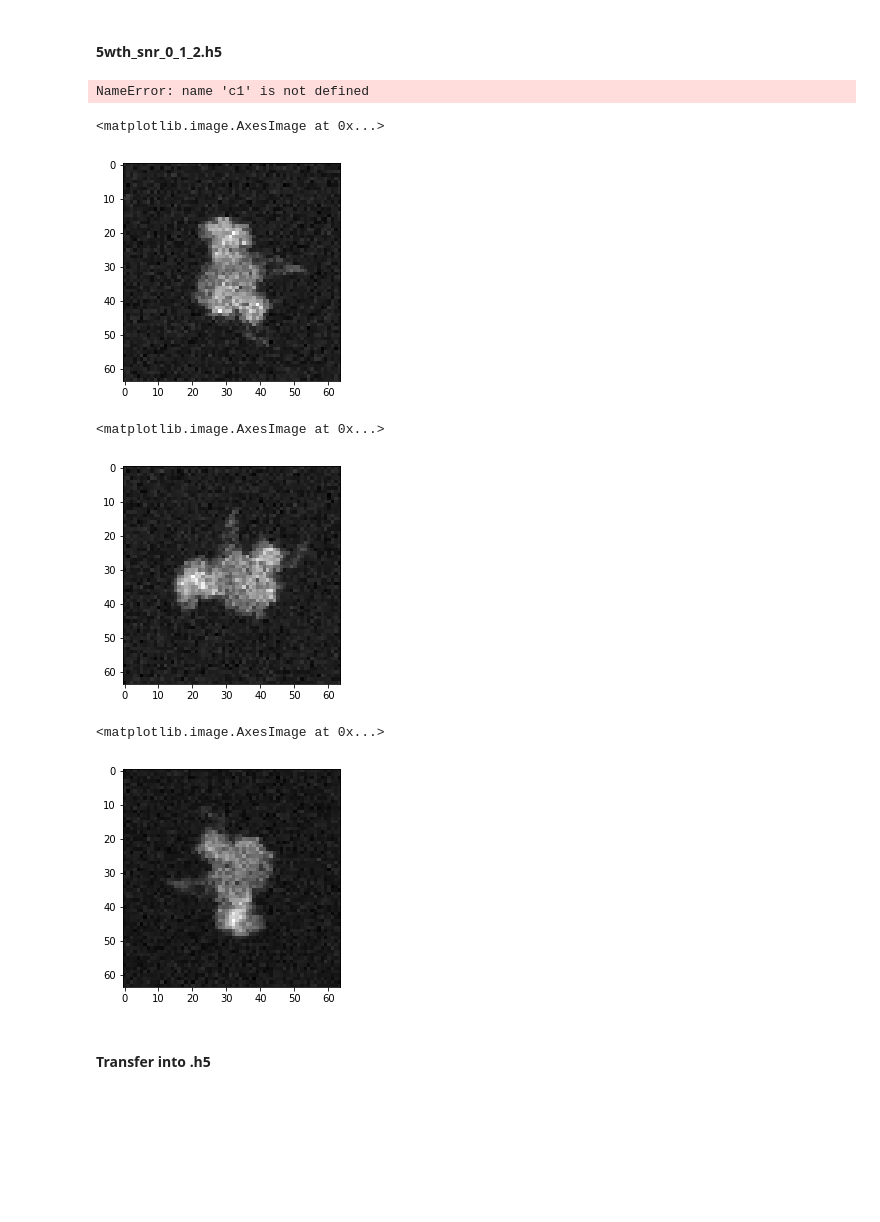
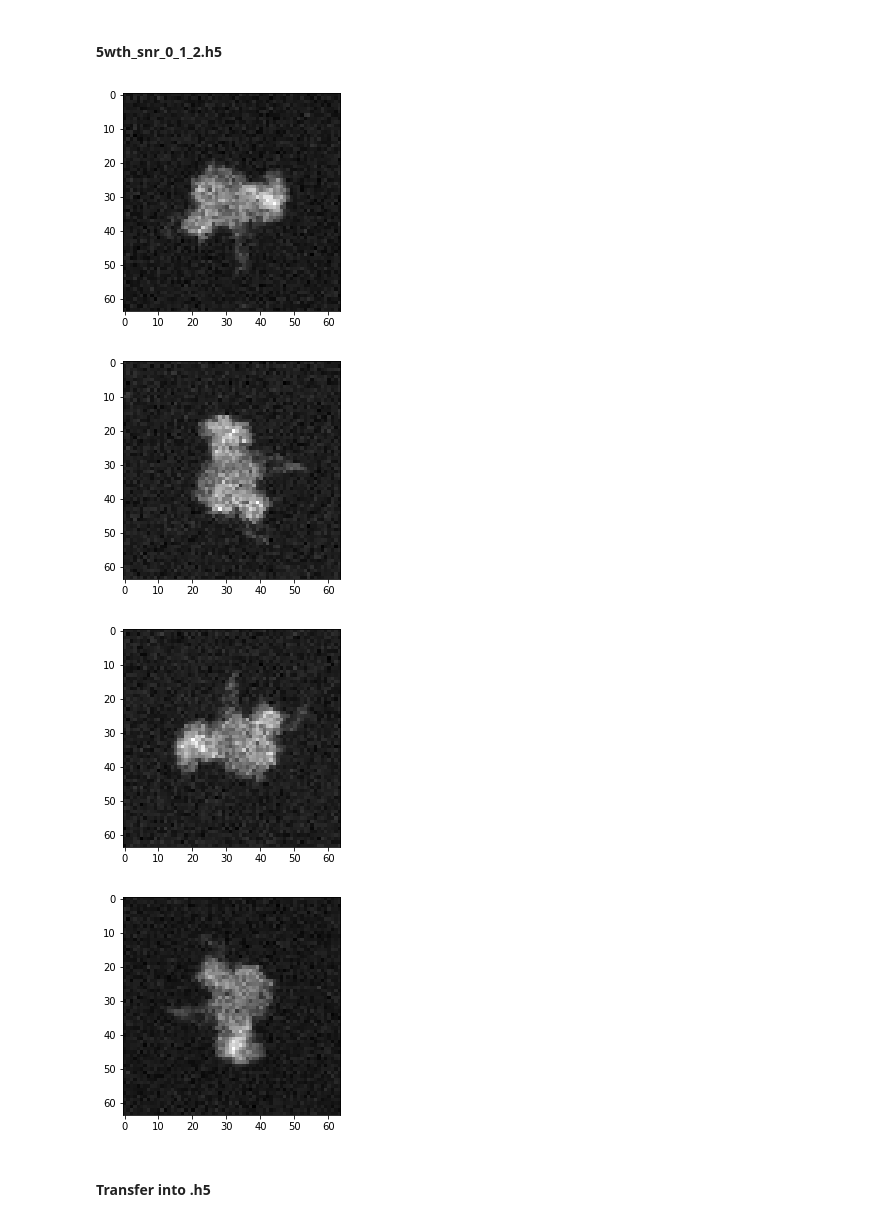
Before and after one commit to JJJJJasonZheng/cryo-EM, a Jupyter notebook: datapreprocess.ipynb, the cells around one changed output. Drawn from its saved outputs; the diff is of its cells as text; code cells hidden in the pictures; blank space fills up the shorter version.

```diff
--- a/datapreprocess.ipynb
+++ b/datapreprocess.ipynb
@@ -140,7 +139,7 @@ for i in range(c1+c2+c3):
     x.append(f['X'][i])
     if i < c1:
         y.append([1.0,0.0,0.0])
-    elif i < c2:
+    elif i < c1 + c2:
         y.append([0.0,1.0,0.0])
     else:
         y.append([0.0,0.0,1.0])
@@ -201,7 +200,7 @@ for i in range(c1+c2+c3):
     x.append(f['X'][i])
     if i < c1:
         y.append([1.0,0.0,0.0])
-    elif i < c2:
+    elif i < c1 + c2:
         y.append([0.0,1.0,0.0])
     else:
         y.append([0.0,0.0,1.0])
@@ -267,7 +266,7 @@ for i in range(c1+c2+c3):
     x.append(f['X'][i])
     if i < c1:
         y.append([1.0,0.0,0.0])
-    elif i < c2:
+    elif i < c1 + c2:
         y.append([0.0,1.0,0.0])
     else:
         y.append([0.0,0.0,1.0])
@@ -295,19 +294,20 @@ print(f['Y'][0])
 # %%
 img_1 = []
 for i in range(len(f['X'])):
     if i < c1:
         img_1.append(f['X'][i])
 plt.imshow(np.mean(img_1,axis=0),cmap='gray')
+matplotlib.image.imsave('./5wth_snr_0_1_2/0.jpg', np.mean(img_1,axis=0), cmap='gray')
 # %% [output]
-NameError: name 'c1' is not defined
+[figure, added]
 # %%
 img_2 = []
 for i in range(len(f['X'])):
     if (i >= c1) and (i < c1+c2):
         img_2.append(f['X'][i])
 plt.imshow(np.mean(img_2,axis=0),cmap='gray')
+matplotlib.image.imsave('./5wth_snr_0_1_2/1.jpg', np.mean(img_2,axis=0), cmap='gray')
 # %% [output]
-<matplotlib.image.AxesImage at 0x...>
 [figure]
 # %%
 img_3 = []
@@ -315,8 +315,8 @@ for i in range(len(f['X'])):
     if (i >= c1+c2) and (i < c1+c2+c3):
         img_3.append(f['X'][i])
 plt.imshow(np.mean(img_3,axis=0),cmap='gray')
+matplotlib.image.imsave('./5wth_snr_0_1_2/2.jpg', np.mean(img_3,axis=0), cmap='gray')
 # %% [output]
-<matplotlib.image.AxesImage at 0x...>
 [figure]
 # %%
 img_4 = []
@@ -324,8 +324,8 @@ for i in range(len(f['X'])):
     if (i >= c1+c2+c3):
         img_4.append(f['X'][i])
 plt.imshow(np.mean(img_4,axis=0),cmap='gray')
+matplotlib.image.imsave('./5wth_snr_0_1_2/3.jpg', np.mean(img_4,axis=0), cmap='gray')
 # %% [output]
-<matplotlib.image.AxesImage at 0x...>
 [figure]
 # %% [markdown]
 #### Transfer into .h5
```
Also changed, not shown: parts of 24 cells of this notebook, 1 other file.
